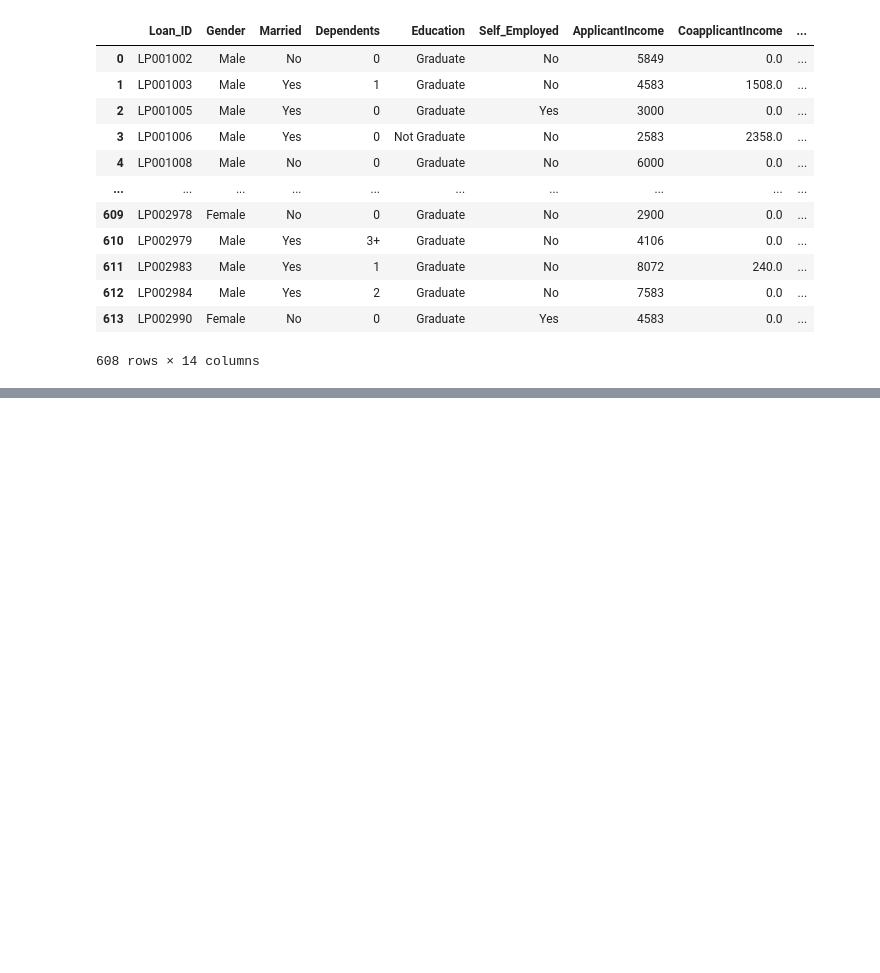
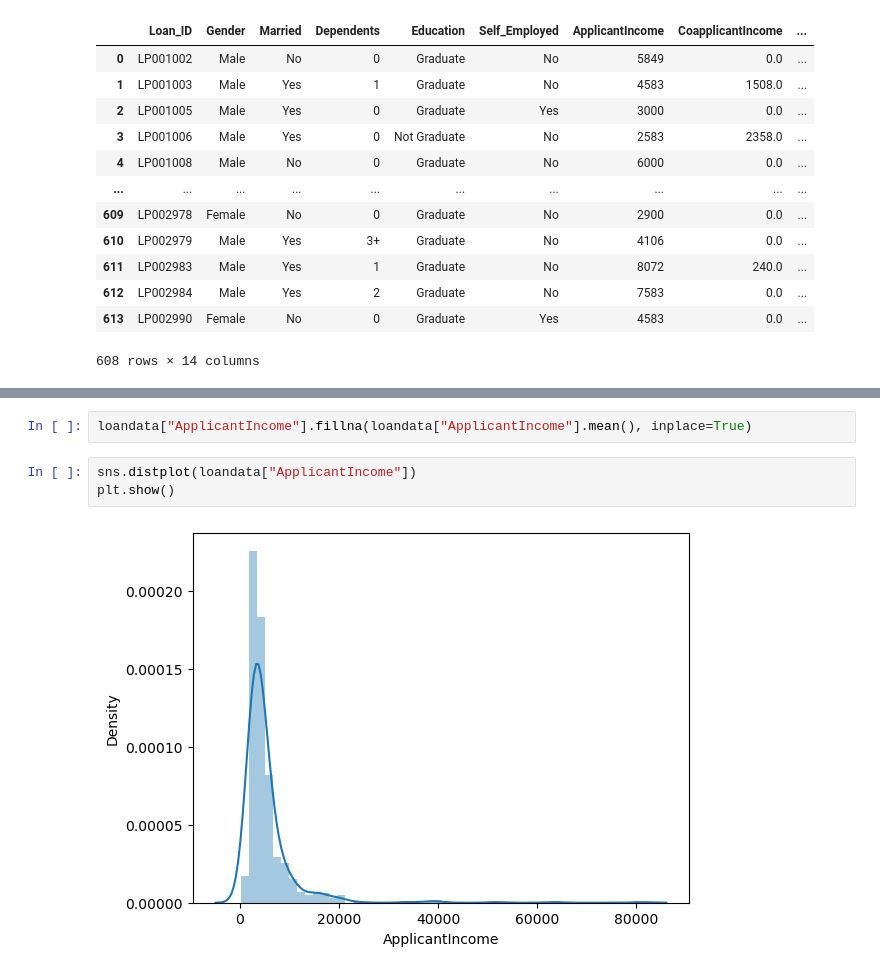
Before and after one commit to deepaknandeshwar17/Machine_Learning_practice, a Jupyter notebook: ml1.ipynb, the cells around one changed output, grey strips where cells are left out. Drawn from its saved outputs; the diff is of its cells as text; blank space fills up the shorter version.

```diff
--- a/ml1.ipynb
+++ b/ml1.ipynb
@@ -545,0 +567,7 @@ loandata[loandata["zscore"]<3]
+# %%
+loandata["ApplicantIncome"].fillna(loandata["ApplicantIncome"].mean(), inplace=True)
+# %%
+sns.distplot(loandata["ApplicantIncome"])
+plt.show()
+# %% [output]
+[figure, added]
```
Also changed, not shown: parts of 7 cells of this notebook.
